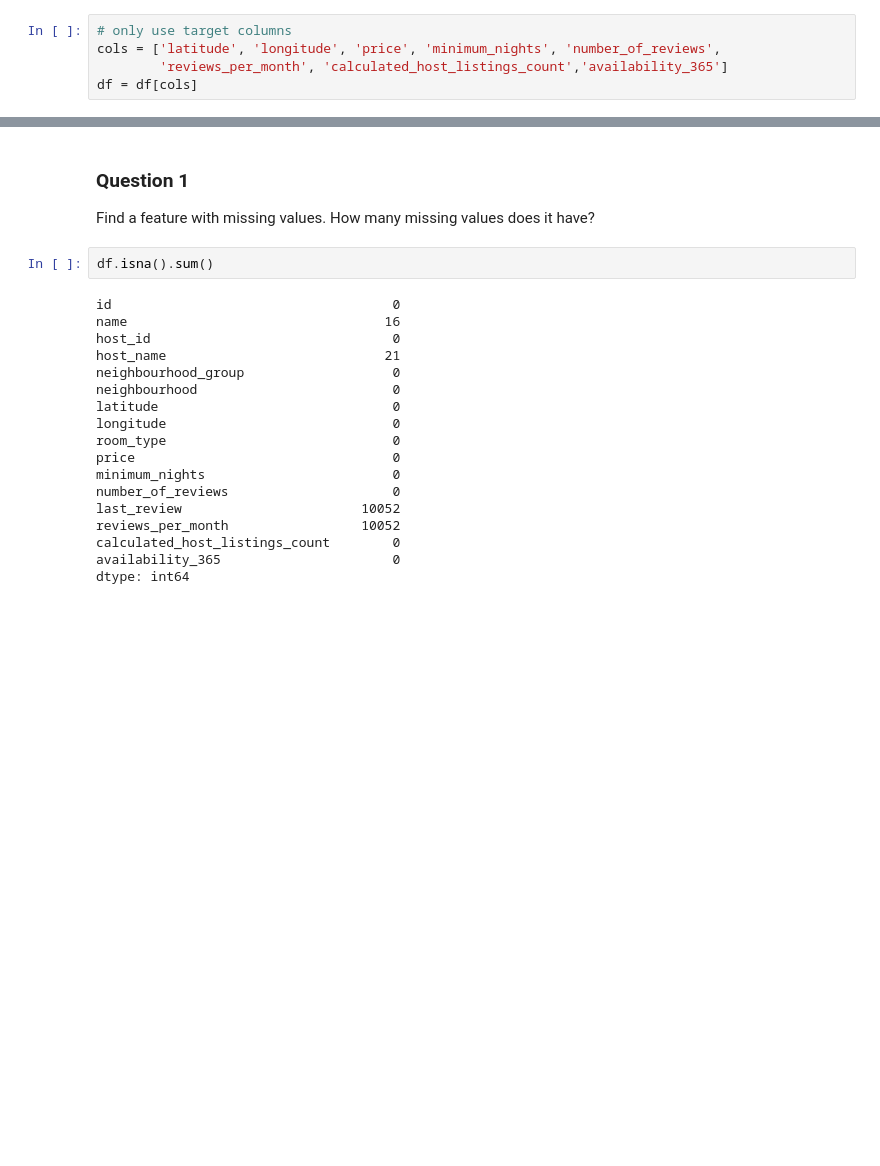
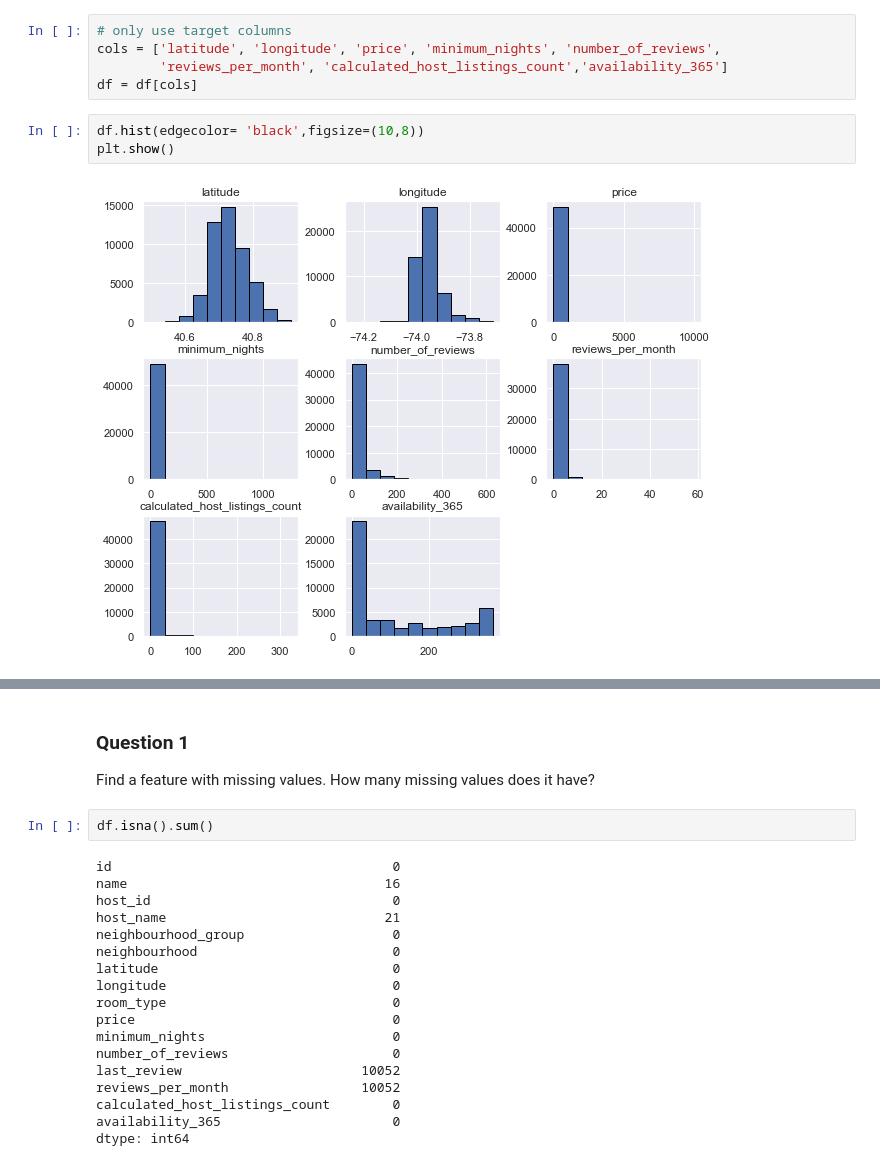
Before and after one commit to RCSnyder/machine-learning-zoom-camp, a Jupyter notebook: src/Chapters/02-regression/Session 2 Homework regression apartment price prediction.ipynb, the cells around one changed output, grey strips where cells are left out. Drawn from its saved outputs; the diff is of its cells as text; blank space fills up the shorter version.

```diff
--- a/src/Chapters/02-regression/Session 2 Homework regression apartment price prediction.ipynb
+++ b/src/Chapters/02-regression/Session 2 Homework regression apartment price prediction.ipynb
@@ -35,3 +35,8 @@ df.head(3)
 cols = ['latitude', 'longitude', 'price', 'minimum_nights', 'number_of_reviews',
         'reviews_per_month', 'calculated_host_listings_count','availability_365']
 df = df[cols]
+# %%
+df.hist(edgecolor= 'black',figsize=(10,8))
+plt.show()
+# %% [output]
+[figure, added]
```
Also changed, not shown: parts of 2 cells of this notebook.
